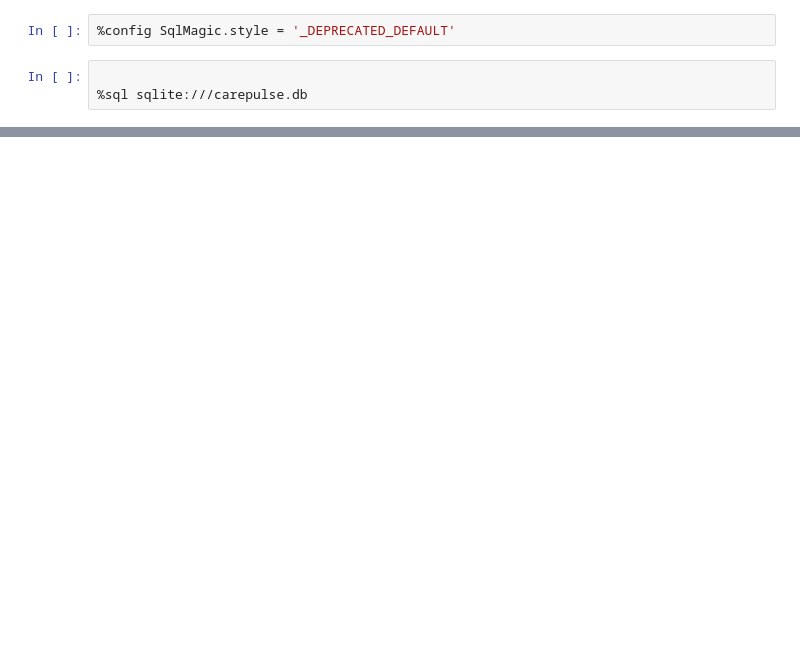
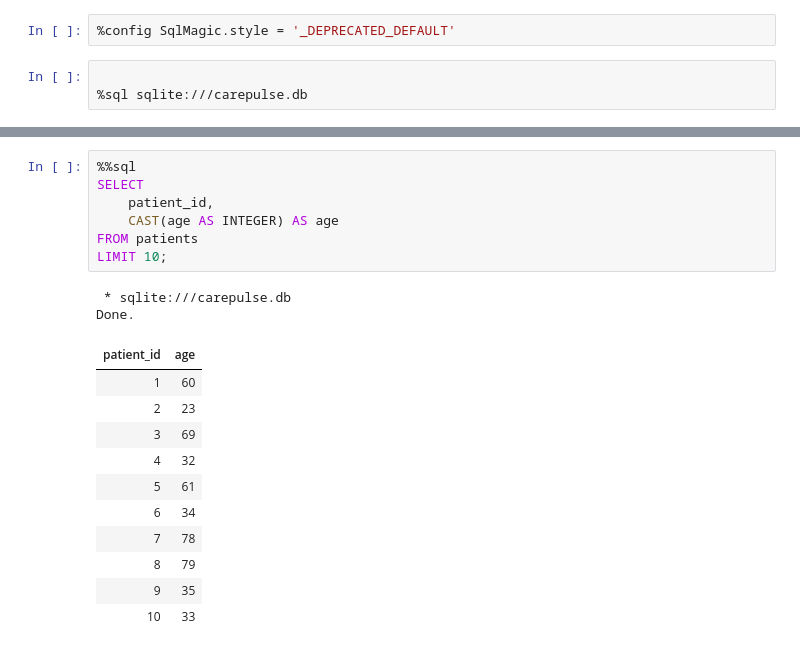
Before and after one commit to akonamajongile-a11y/Healthcare-Operations-Patient-Intelligence, a Jupyter notebook: Starter.ipynb, the cells around one changed output, grey strips where cells are left out. Saved outputs shown, nothing was run; the diff lists cells and outputs as text; blank space fills up the shorter version.

```diff
--- a/Starter.ipynb
+++ b/Starter.ipynb
@@ -51,0 +178,21 @@ Done.
+# %%
+%%sql
+SELECT
+    patient_id,
+    CAST(age AS INTEGER) AS age
+FROM patients
+LIMIT 10;
+# %% [output]
+ * sqlite:///carepulse.db
+Done.
+| patient_id | age |
+| 1 | 60 |
+| 2 | 23 |
+| 3 | 69 |
+| 4 | 32 |
+| 5 | 61 |
+| 6 | 34 |
+| 7 | 78 |
+| 8 | 79 |
+| 9 | 35 |
+| 10 | 33 |
```
Also changed, not shown: parts of 20 cells of this notebook, 1 other file.
